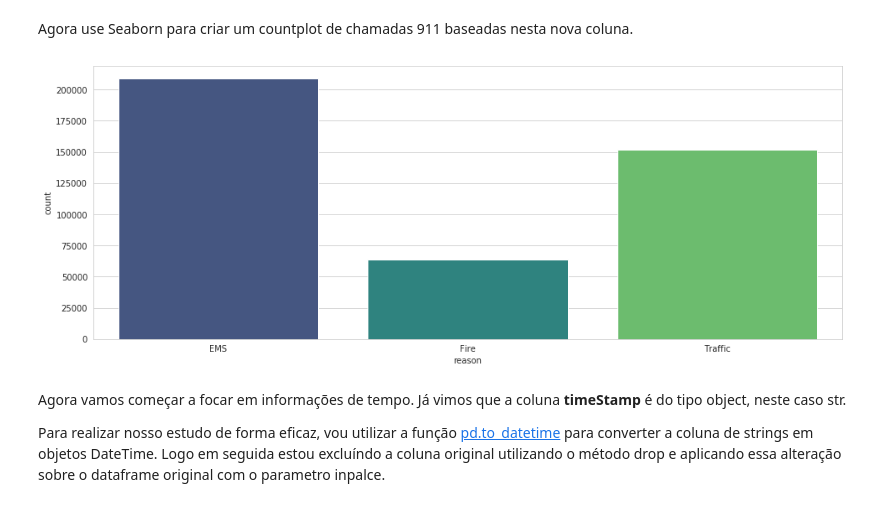
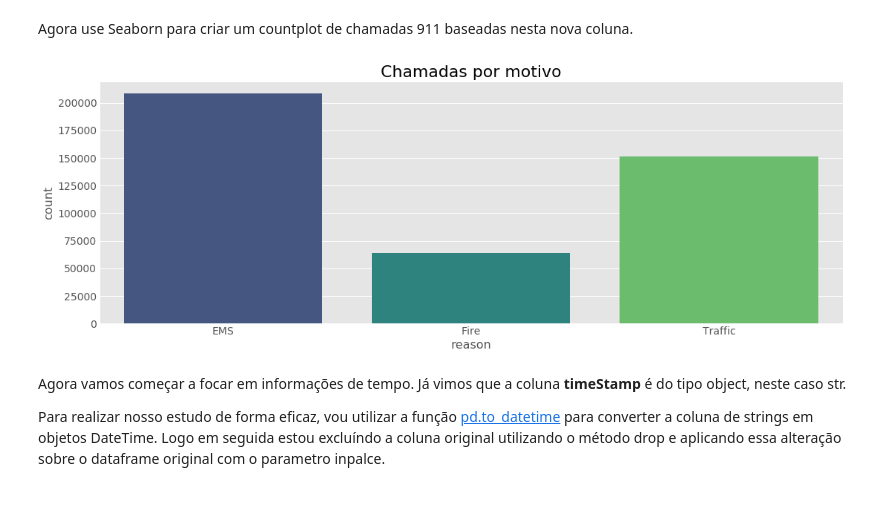
Before and after one commit to vitormeriat/machine-learning-studies, a Jupyter notebook: analysis/calls-911.ipynb, the cells around one changed output. Saved outputs shown, nothing was run; the diff lists cells and outputs as text; code cells hidden in the pictures.

```diff
--- a/analysis/calls-911.ipynb
+++ b/analysis/calls-911.ipynb
@@ -32,12 +32,23 @@ open('../data/911.csv', 'wb').write(myfile.content)
 # %%
 import numpy as np
 import pandas as pd
-# %%
-import matplotlib.pyplot as plt
-import seaborn as sns
-sns.set_style('whitegrid')
-
-%matplotlib inline
+# %%
+import matplotlib.pyplot as plt
+import seaborn as sns
+
+%matplotlib inline
+
+#sns.set_style('whitegrid')
+#plt.style.use('seaborn-darkgrid')
+plt.rc('lines', linewidth=2)
+#plt.style.use('fivethirtyeight')
+plt.style.use('ggplot')
+
+plt.rc('legend', fontsize=12)
+plt.rc('axes', labelsize=16)
+plt.rc('axes', titlesize=22)
+plt.rc('xtick', labelsize=14)
+plt.rc('ytick', labelsize=14)
 # %%
 df = pd.read_csv('../data/911.csv')
 # %% [markdown]
@@ -119,10 +130,12 @@ Name: reason, dtype: int64
 Agora use Seaborn para criar um countplot de chamadas 911 baseadas nesta nova coluna.
 # %%
 plt.figure(figsize=(16, 6))
+
 sns.countplot(x='reason',data=df,palette='viridis')
+plt.title('Chamadas por motivo')
 plt.show()
 # %% [output]
-[figure, old version]
+[figure, new version]
 # %% [markdown]
 Agora vamos começar a focar em informações de tempo. Já vimos que a coluna **timeStamp** é do tipo object, neste caso str.
 
```
Also changed, not shown: parts of 29 cells of this notebook.
